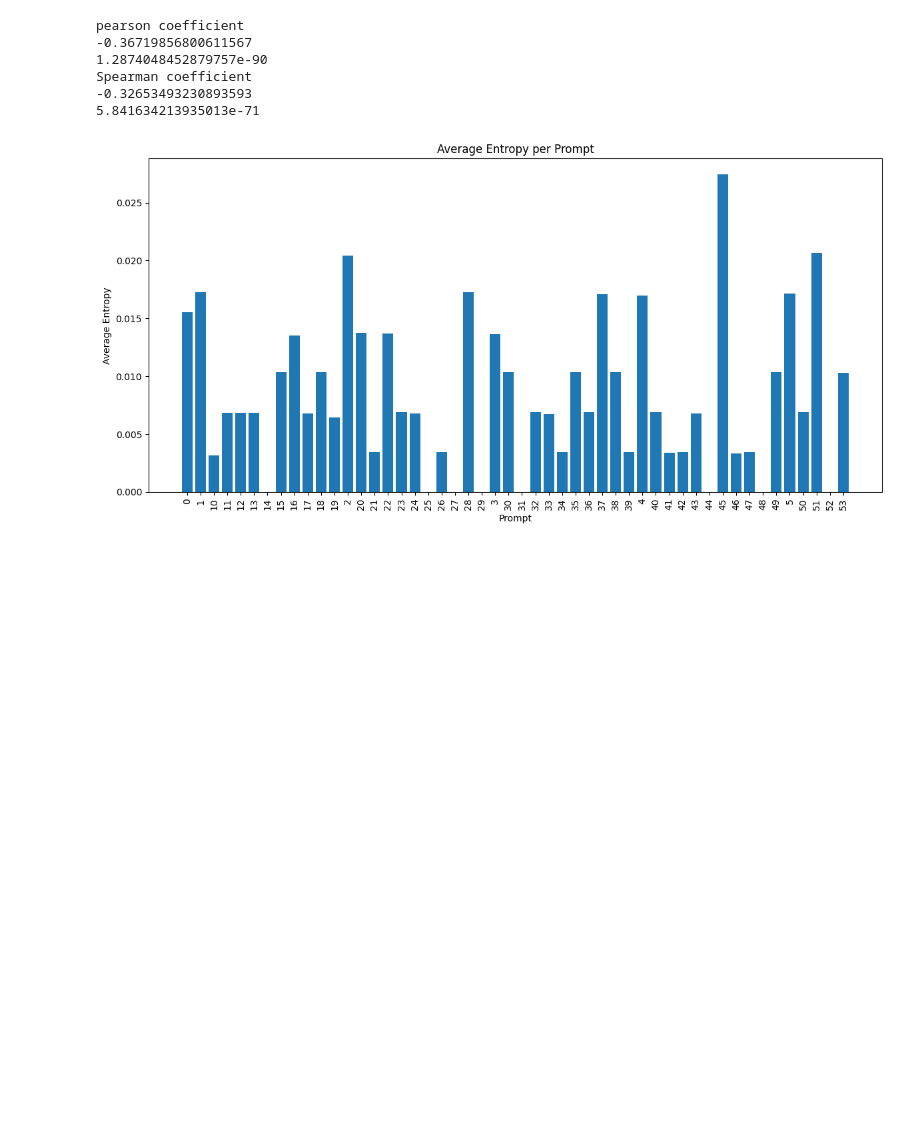
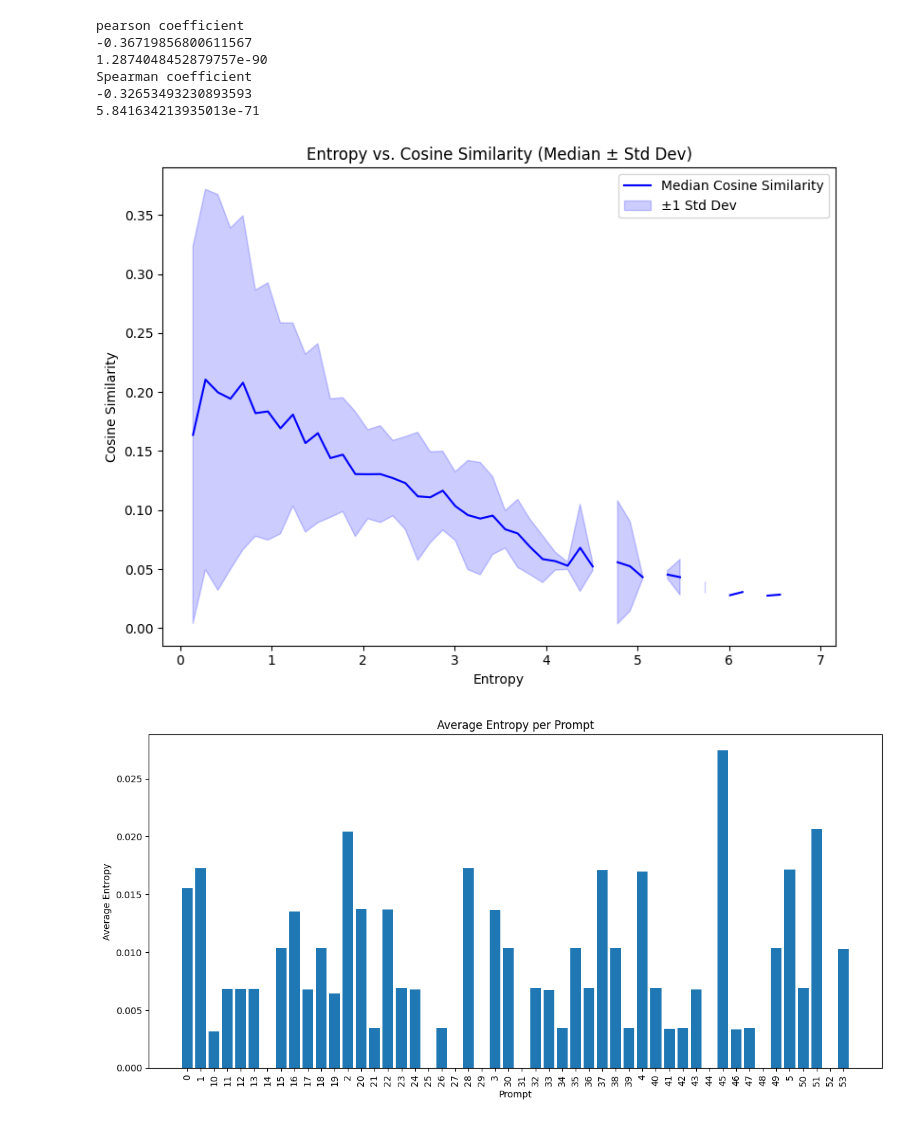
Before and after one commit to itsmejul/llm-confidence, a Jupyter notebook: plotting/plotting.ipynb, the cells around one changed output. Cells and saved outputs as stored; diff of their text form; code cells hidden in the pictures; blank space fills up the shorter version.

```diff
--- a/plotting/plotting.ipynb
+++ b/plotting/plotting.ipynb
@@ -7,8 +7,8 @@ import math
 # %% [markdown]
 # Exploration
 # %%
-test = torch.load("/home/max/Studium/Leipzig/Semster6/Math_and_ML/math-ml/output_2025-05-19_11-05.pt")
-#test = torch.load("/home/julian/dev/math-ml/output_2025-05-16_12-48.pt")
+#test = torch.load("/home/max/Studium/Leipzig/Semster6/Math_and_ML/math-ml/output_2025-05-19_11-05.pt")
+test = torch.load("/home/julian/dev/math-ml/output_2025-05-16_12-48.pt")
 # %%
 test['prompt3']['top_p_probs']
 # %% [output]
@@ -378,6 +353,44 @@ pearson coefficient
 Spearman coefficient
 -0.32653493230893593
 5.841634213935013e-71
+# %%
+import numpy as np
+import matplotlib.pyplot as plt
+from scipy.stats import binned_statistic
+
+# Assuming entropies and cosines are already numpy arrays
+num_bins = 50
+bin_means, bin_edges, _ = binned_statistic(entropies, cosines, statistic='mean', bins=num_bins)
+bin_medians, _, _ = binned_statistic(entropies, cosines, statistic='median', bins=num_bins)
+
+# Compute standard deviation per bin
+bin_indices = np.digitize(entropies, bin_edges)
+bin_std = np.zeros(num_bins)
+for i in range(1, num_bins + 1):
+    bin_values = cosines[bin_indices == i]
+    if len(bin_values) > 0:
+        bin_std[i-1] = np.std(bin_values)
+
+# Bin centers for plotting
+bin_centers = 0.5 * (bin_edges[:-1] + bin_edges[1:])
+
+# Plot
+plt.figure(figsize=(8, 6))
+plt.plot(bin_centers, bin_medians, label='Median Cosine Similarity', color='blue')
+plt.fill_between(bin_centers,
+                 bin_medians - bin_std,
+                 bin_medians + bin_std,
+                 color='blue',
+                 alpha=0.2,
+                 label='±1 Std Dev')
+plt.xlabel('Entropy')
+plt.ylabel('Cosine Similarity')
+plt.title('Entropy vs. Cosine Similarity (Median ± Std Dev)')
+plt.legend()
+plt.tight_layout()
+plt.show()
+# %% [output]
+[figure, added]
 # %%
 #maybe uselful for comparing reasoning vs no reasoning (show a small slice of prompts e.g. 50)
 slice = 50
```
Also changed, not shown: parts of 6 cells of this notebook, 4 other files.
